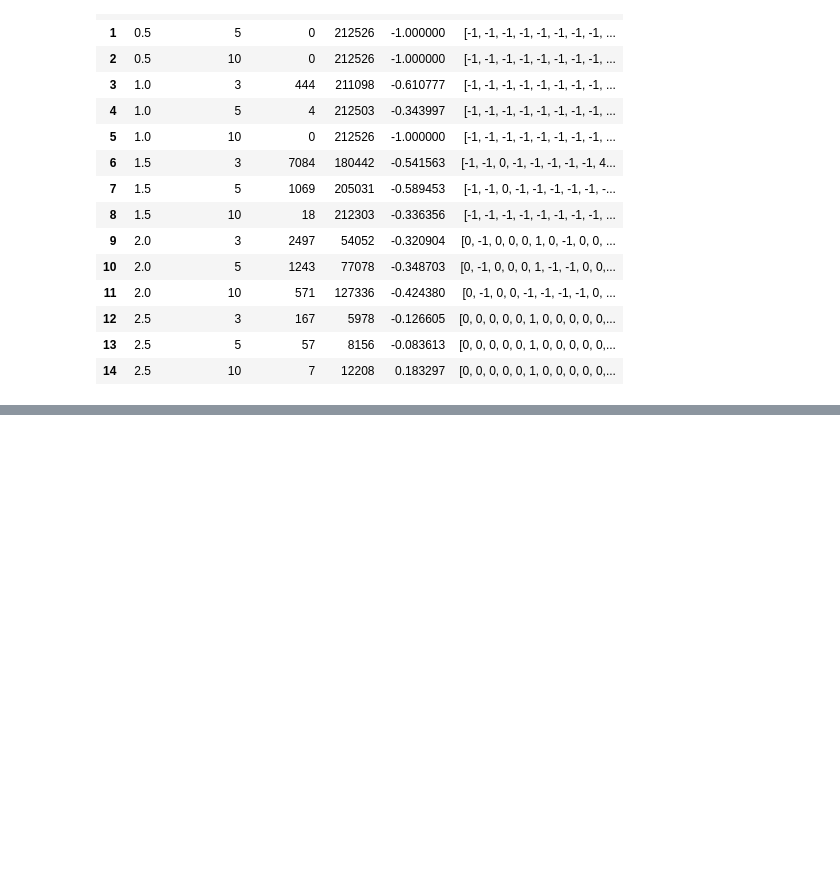
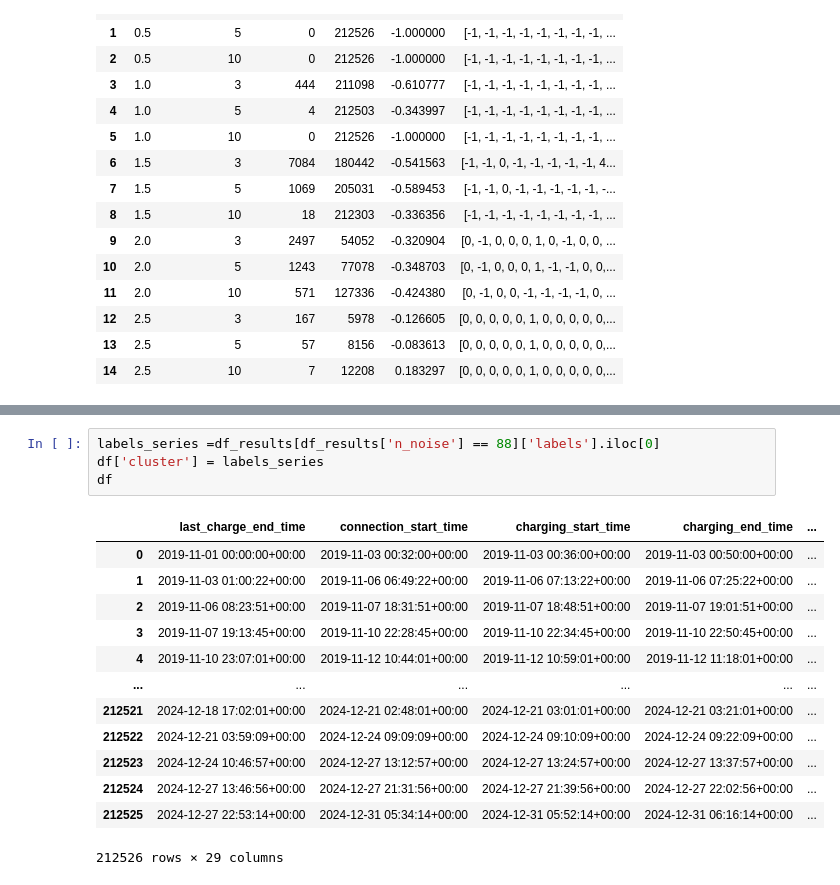
Before and after one commit to AR384/EVSE_mainproject_python, a Jupyter notebook: data/code/ML_analysis.ipynb, the cells around one changed output, grey strips where cells are left out. Cells and saved outputs as stored; diff of their text form; blank space fills up the shorter version.

```diff
--- a/data/code/ML_analysis.ipynb
+++ b/data/code/ML_analysis.ipynb
@@ -689,0 +708,18 @@ labels = dbscan.fit_predict(X)
+# %%
+labels_series =df_results[df_results['n_noise'] == 88]['labels'].iloc[0]
+df['cluster'] = labels_series
+df
+# %% [output]
+|  | last_charge_end_time | connection_start_time | charging_start_time | charging_end_time | ... |
+| 0 | 2019-11-01 00:00:00+00:00 | 2019-11-03 00:32:00+00:00 | 2019-11-03 00:36:00+00:00 | 2019-11-03 00:50:00+00:00 | ... |
+| 1 | 2019-11-03 01:00:22+00:00 | 2019-11-06 06:49:22+00:00 | 2019-11-06 07:13:22+00:00 | 2019-11-06 07:25:22+00:00 | ... |
+| 2 | 2019-11-06 08:23:51+00:00 | 2019-11-07 18:31:51+00:00 | 2019-11-07 18:48:51+00:00 | 2019-11-07 19:01:51+00:00 | ... |
+| 3 | 2019-11-07 19:13:45+00:00 | 2019-11-10 22:28:45+00:00 | 2019-11-10 22:34:45+00:00 | 2019-11-10 22:50:45+00:00 | ... |
+| 4 | 2019-11-10 23:07:01+00:00 | 2019-11-12 10:44:01+00:00 | 2019-11-12 10:59:01+00:00 | 2019-11-12 11:18:01+00:00 | ... |
+| ... | ... | ... | ... | ... | ... |
+| 212521 | 2024-12-18 17:02:01+00:00 | 2024-12-21 02:48:01+00:00 | 2024-12-21 03:01:01+00:00 | 2024-12-21 03:21:01+00:00 | ... |
+| 212522 | 2024-12-21 03:59:09+00:00 | 2024-12-24 09:09:09+00:00 | 2024-12-24 09:10:09+00:00 | 2024-12-24 09:22:09+00:00 | ... |
+| 212523 | 2024-12-24 10:46:57+00:00 | 2024-12-27 13:12:57+00:00 | 2024-12-27 13:24:57+00:00 | 2024-12-27 13:37:57+00:00 | ... |
+| 212524 | 2024-12-27 13:46:56+00:00 | 2024-12-27 21:31:56+00:00 | 2024-12-27 21:39:56+00:00 | 2024-12-27 22:02:56+00:00 | ... |
+| 212525 | 2024-12-27 22:53:14+00:00 | 2024-12-31 05:34:14+00:00 | 2024-12-31 05:52:14+00:00 | 2024-12-31 06:16:14+00:00 | ... |
+212526 rows × 29 columns
```
Also changed, not shown: parts of 25 cells of this notebook, 24 other files.
